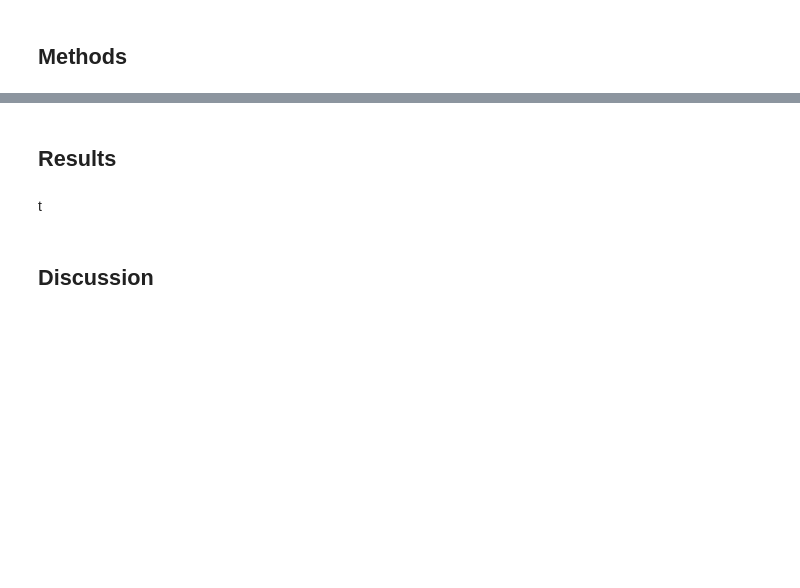
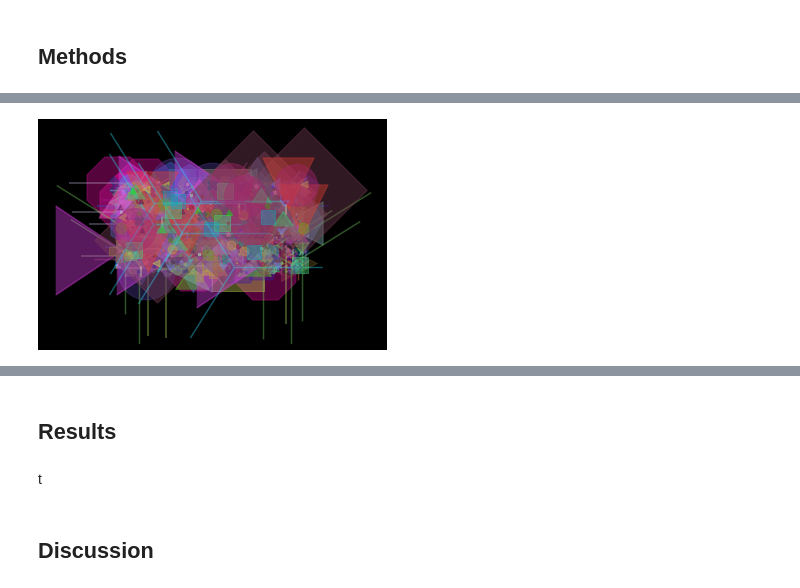
Before and after one commit to MatthewRMorgan/EEG-Visualization-Project, a Jupyter notebook: ProjectOverview.ipynb, the cells around one changed output, grey strips where cells are left out. Drawn from its saved outputs; the diff is of its cells as text; code cells hidden in the pictures; blank space fills up the shorter version.

```diff
--- a/ProjectOverview.ipynb
+++ b/ProjectOverview.ipynb
@@ -18,0 +164,24 @@ t
+# %%
+
+markers = {'.': 'point', ',': 'pixel', 'o': 'circle', 'v': 'triangle_down', '^': 'triangle_up',
+           '<': 'triangle_left', '>': 'triangle_right', '1': 'tri_down', '2': 'tri_up', '3': 'tri_left',
+           '4': 'tri_right', '8': 'octagon', 's': 'square', 'p': 'pentagon', '*': 'star', 'h': 'hexagon1',
+           'H': 'hexagon2', 'D': 'diamond', 'd': 'thin_diamond', '|': 'vline',
+           '_': 'hline', 'P': 'plus_filled', 'X': 'x_filled', 0: 'tickleft', 1: 'tickright', 2: 'tickup',
+           3: 'tickdown', 4: 'caretleft', 5: 'caretright', 6: 'caretup', 7: 'caretdown', 8: 'caretleftbase',
+           9: 'caretrightbase', 10: 'caretupbase', 11: 'caretdownbase', 'None': 'nothing', None: 'nothing',
+           ' ': 'nothing', '': 'nothing'}
+plt.axis('off')
+plt.style.use('dark_background')
+for _ in range(1000):
+    a = np.random.randint(0,1000,5)
+    b = np.random.randint(0,1000,5)
+    rgba = [np.random.random() for _ in range(4)]
+    color = np.array([rgba])
+    marker = np.random.choice(list(markers.keys()))
+    alpha = np.random.random()**2.5
+    size = np.random.exponential()**5.3
+    plt.scatter(a,b, alpha=0.4, marker=marker,
+               color=color, s=size)
+# %% [output]
+[figure, added]
```
Also changed, not shown: parts of 14 cells of this notebook.
